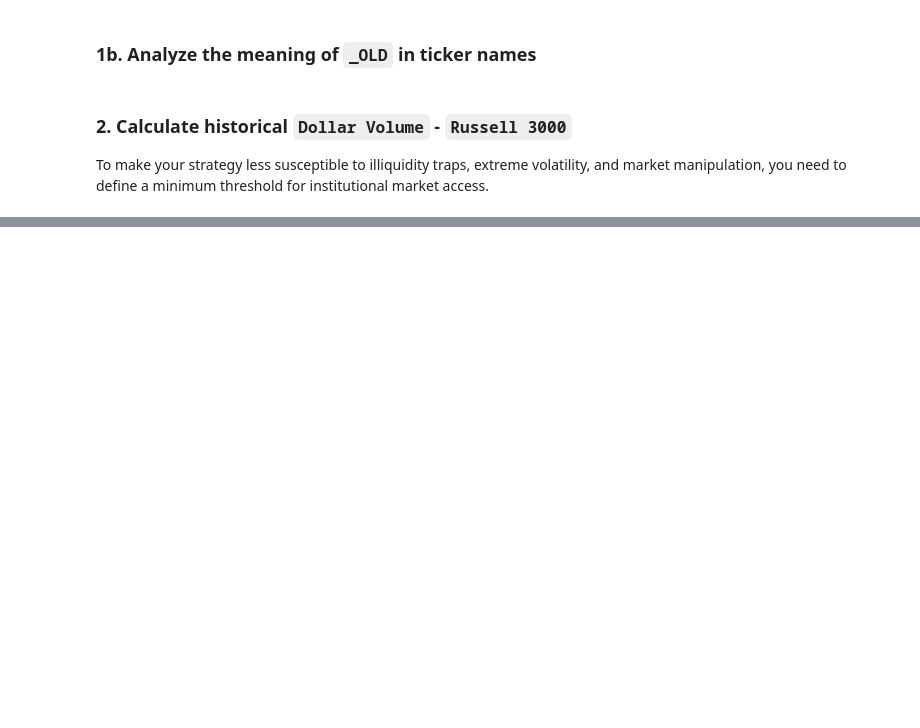
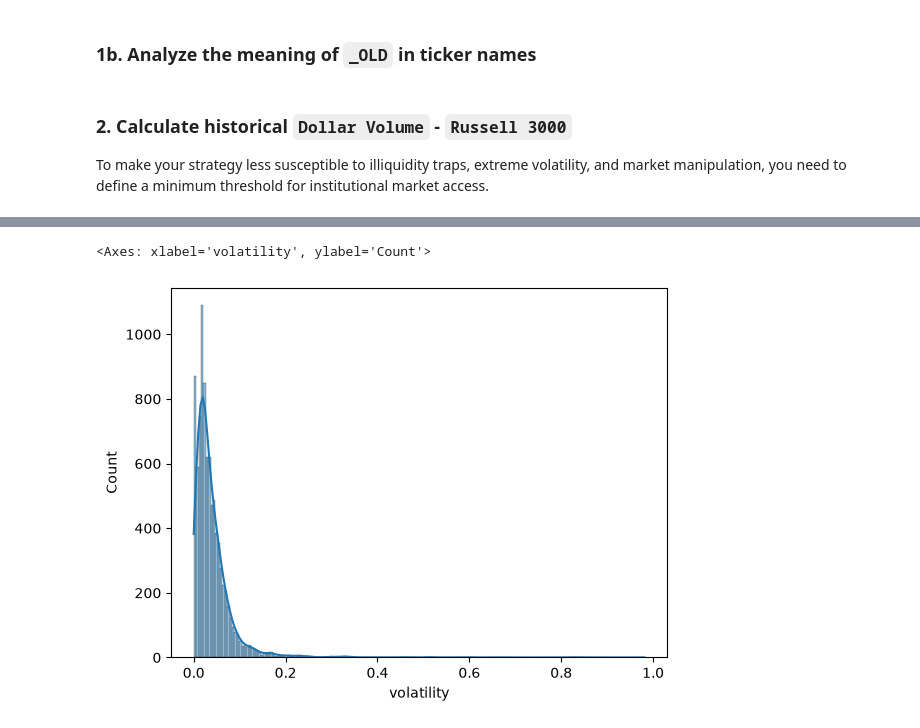
Before and after one commit to lott7/alpha_engine, a Jupyter notebook: notebooks/exploration.ipynb, the cells around one changed output, grey strips where cells are left out. Cells and saved outputs as stored; diff of their text form; code cells hidden in the pictures; blank space fills up the shorter version.

```diff
--- a/notebooks/exploration.ipynb
+++ b/notebooks/exploration.ipynb
@@ -172,0 +210,5 @@ Name: dollar_volume, dtype: float64
+# %%
+sns.histplot(data=symbol_std.loc[symbol_std["volatility"] <= 1], x="volatility", kde=True)
+# %% [output]
+<Axes: xlabel='volatility', ylabel='Count'>
+[figure, added]
```
Also changed, not shown: parts of 21 cells of this notebook, 12 other files.
